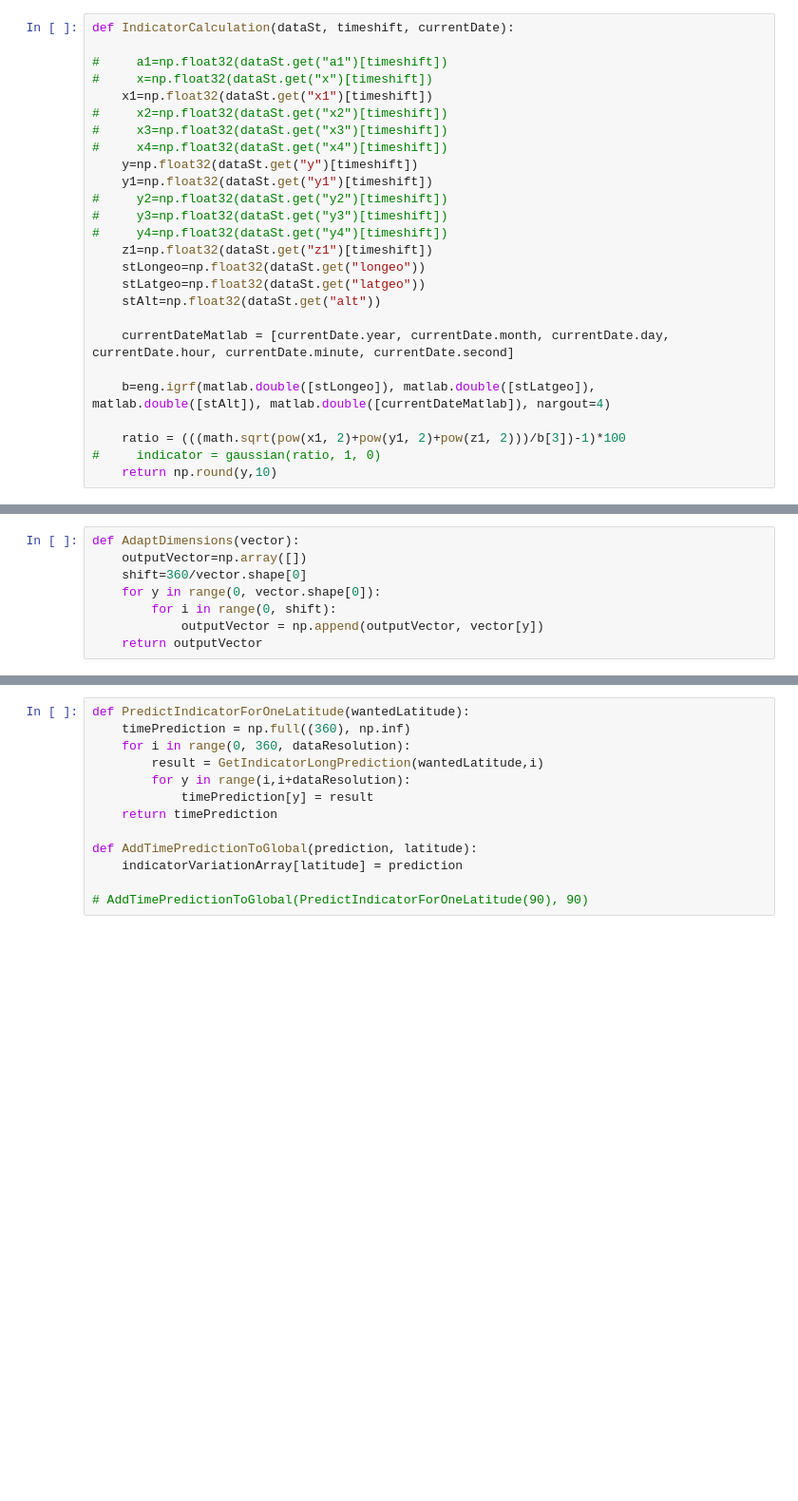
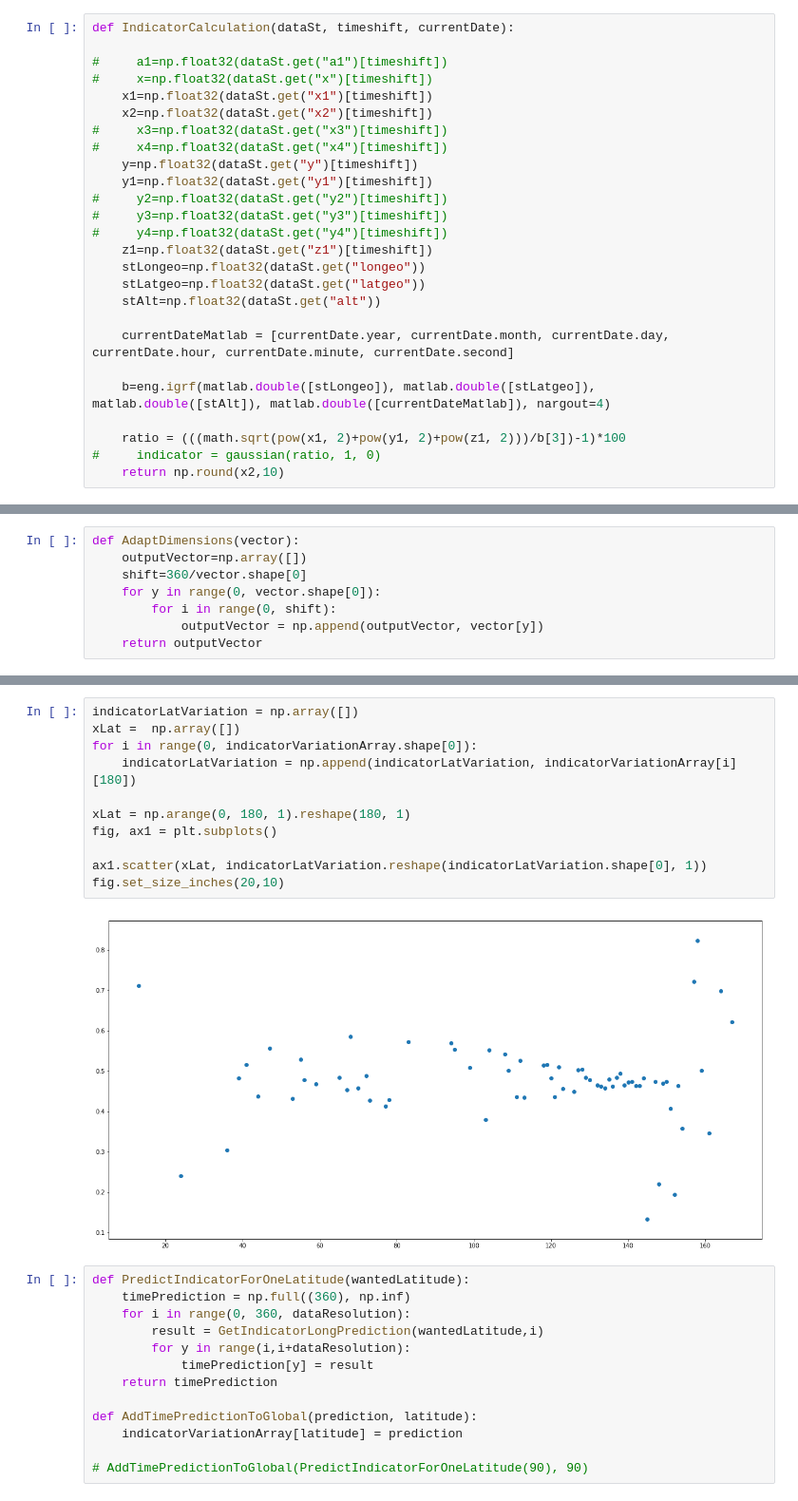
Before and after one commit to Pierre-LaurentC/IonosphericSignalRecontruction, a Jupyter notebook: SignalReconstruction.ipynb, the cells around one changed output, grey strips where cells are left out. Shown: that part at 95% size. Drawn from its saved outputs; the diff is of its cells as text; blank space fills up the shorter version.

```diff
--- a/SignalReconstruction.ipynb
+++ b/SignalReconstruction.ipynb
@@ -76,7 +76,7 @@ def IndicatorCalculation(dataSt, timeshift, currentDate):
 #     a1=np.float32(dataSt.get("a1")[timeshift])
 #     x=np.float32(dataSt.get("x")[timeshift])
     x1=np.float32(dataSt.get("x1")[timeshift])
-#     x2=np.float32(dataSt.get("x2")[timeshift])
+    x2=np.float32(dataSt.get("x2")[timeshift])
 #     x3=np.float32(dataSt.get("x3")[timeshift])
 #     x4=np.float32(dataSt.get("x4")[timeshift])
     y=np.float32(dataSt.get("y")[timeshift])
@@ -95,7 +95,7 @@ def IndicatorCalculation(dataSt, timeshift, currentDate):
 
     ratio = (((math.sqrt(pow(x1, 2)+pow(y1, 2)+pow(z1, 2)))/b[3])-1)*100
 #     indicator = gaussian(ratio, 1, 0)
-    return np.round(y,10)
+    return np.round(x2,10)
 # %%
 def AbsoluteValue(array):
     return (abs(max(array))+abs(min(array)))/2
@@ -189,3 +222,16 @@ makeIndicatorVariationArray(True)
+# %%
+indicatorLatVariation = np.array([])
+xLat =  np.array([])
+for i in range(0, indicatorVariationArray.shape[0]):
+    indicatorLatVariation = np.append(indicatorLatVariation, indicatorVariationArray[i][180])
+
+xLat = np.arange(0, 180, 1).reshape(180, 1)
+fig, ax1 = plt.subplots()
+
+ax1.scatter(xLat, indicatorLatVariation.reshape(indicatorLatVariation.shape[0], 1))
+fig.set_size_inches(20,10)
+# %% [output]
+[figure, added]
 # %%
 def PredictIndicatorForOneLatitude(wantedLatitude):
     timePrediction = np.full((360), np.inf)
```
Also changed, not shown: parts of 12 cells of this notebook, 2 other files.
